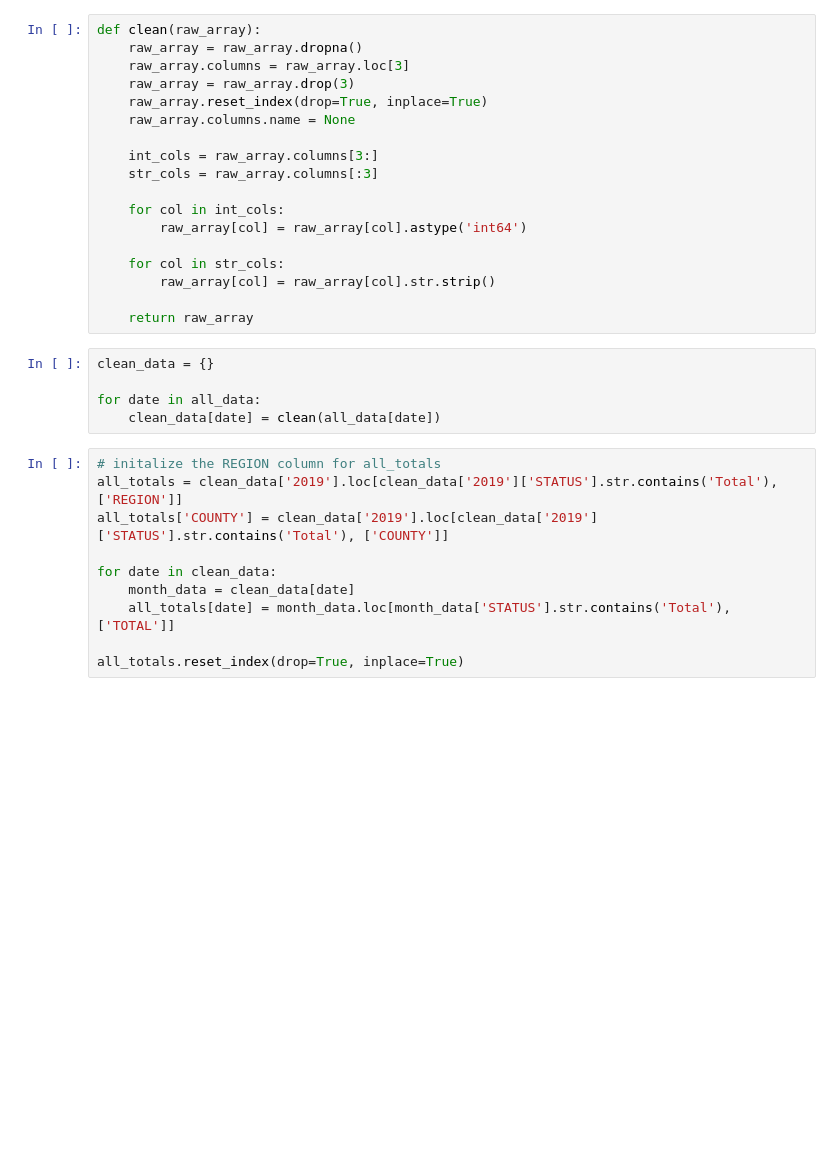
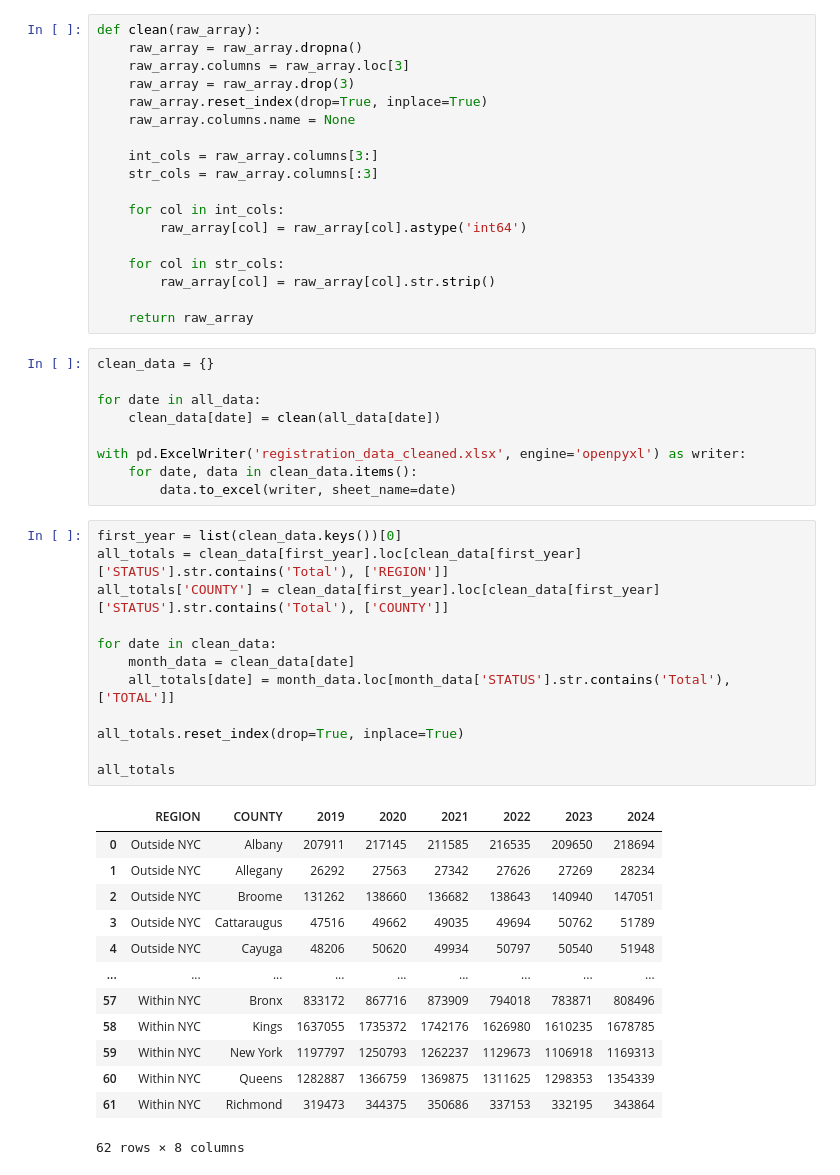
Before and after one commit to tgrantknight/Job-Sample, a Jupyter notebook: sample.ipynb, the cells around one changed output. Drawn from its saved outputs; the diff is of its cells as text; blank space fills up the shorter version.

```diff
--- a/sample.ipynb
+++ b/sample.ipynb
@@ -34,16 +34,36 @@ clean_data = {}
 
 for date in all_data:
     clean_data[date] = clean(all_data[date])
+
+with pd.ExcelWriter('registration_data_cleaned.xlsx', engine='openpyxl') as writer:
+    for date, data in clean_data.items():
+        data.to_excel(writer, sheet_name=date)
 # %%
-# initalize the REGION column for all_totals
-all_totals = clean_data['2019'].loc[clean_data['2019']['STATUS'].str.contains('Total'), ['REGION']]
-all_totals['COUNTY'] = clean_data['2019'].loc[clean_data['2019']['STATUS'].str.contains('Total'), ['COUNTY']]
+first_year = list(clean_data.keys())[0]
+all_totals = clean_data[first_year].loc[clean_data[first_year]['STATUS'].str.contains('Total'), ['REGION']]
+all_totals['COUNTY'] = clean_data[first_year].loc[clean_data[first_year]['STATUS'].str.contains('Total'), ['COUNTY']]
 
 for date in clean_data:
     month_data = clean_data[date]
     all_totals[date] = month_data.loc[month_data['STATUS'].str.contains('Total'), ['TOTAL']]
 
 all_totals.reset_index(drop=True, inplace=True)
+
+all_totals
+# %% [output]
+|  | REGION | COUNTY | 2019 | 2020 | 2021 | 2022 | 2023 | 2024 |
+| 0 | Outside NYC | Albany | 207911 | 217145 | 211585 | 216535 | 209650 | 218694 |
+| 1 | Outside NYC | Allegany | 26292 | 27563 | 27342 | 27626 | 27269 | 28234 |
+| 2 | Outside NYC | Broome | 131262 | 138660 | 136682 | 138643 | 140940 | 147051 |
+| 3 | Outside NYC | Cattaraugus | 47516 | 49662 | 49035 | 49694 | 50762 | 51789 |
+| 4 | Outside NYC | Cayuga | 48206 | 50620 | 49934 | 50797 | 50540 | 51948 |
+| ... | ... | ... | ... | ... | ... | ... | ... | ... |
+| 57 | Within NYC | Bronx | 833172 | 867716 | 873909 | 794018 | 783871 | 808496 |
+| 58 | Within NYC | Kings | 1637055 | 1735372 | 1742176 | 1626980 | 1610235 | 1678785 |
+| 59 | Within NYC | New York | 1197797 | 1250793 | 1262237 | 1129673 | 1106918 | 1169313 |
+| 60 | Within NYC | Queens | 1282887 | 1366759 | 1369875 | 1311625 | 1298353 | 1354339 |
+| 61 | Within NYC | Richmond | 319473 | 344375 | 350686 | 337153 | 332195 | 343864 |
+62 rows × 8 columns
 # %%
 all_perc = all_totals.transpose().tail(-2).pct_change() * 100
 
```
Also changed, not shown: parts of 6 cells of this notebook, 1 other file.
